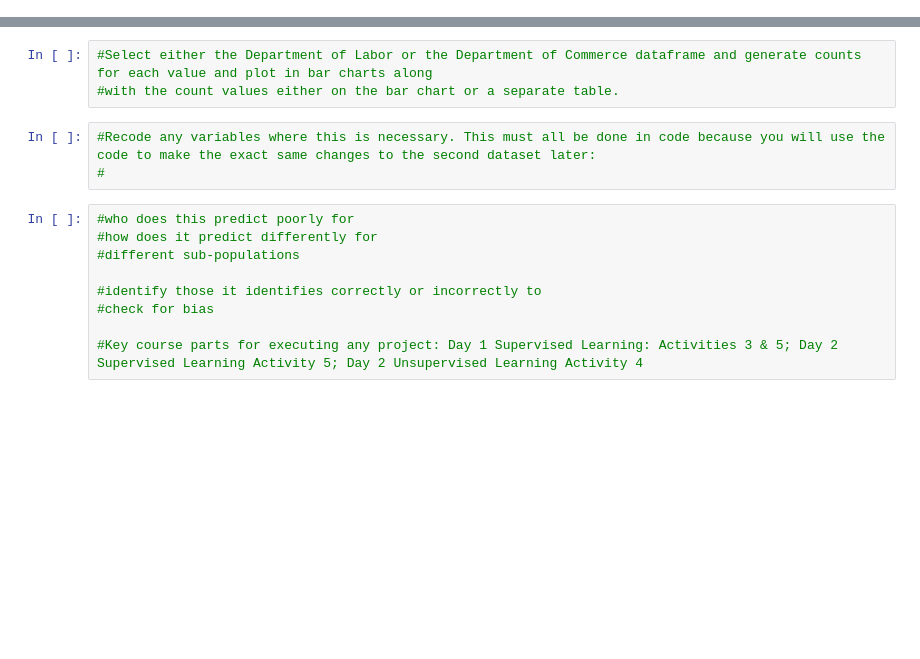
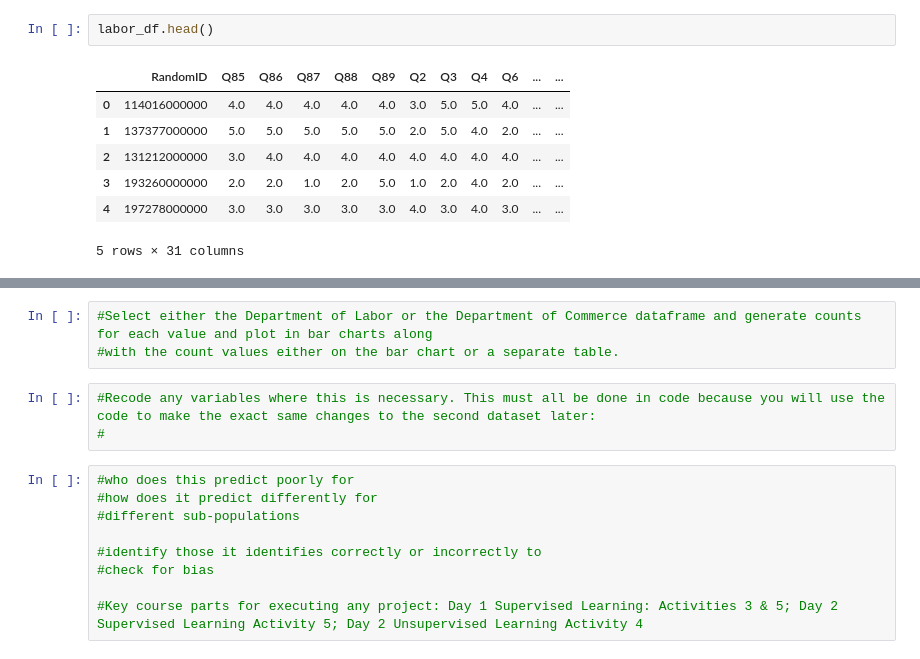
Before and after one commit to CJunger/agency-turnover, a Jupyter notebook: agency_analysis.ipynb, the cells around one changed output, grey strips where cells are left out. Cells and saved outputs as stored; diff of their text form; blank space fills up the shorter version.

```diff
--- a/agency_analysis.ipynb
+++ b/agency_analysis.ipynb
@@ -4,0 +29,10 @@
+# %%
+labor_df.head()
+# %% [output]
+|  | RandomID | Q85 | Q86 | Q87 | Q88 | Q89 | Q2 | Q3 | Q4 | Q6 | ... | ... |
+| 0 | 114016000000 | 4.0 | 4.0 | 4.0 | 4.0 | 4.0 | 3.0 | 5.0 | 5.0 | 4.0 | ... | ... |
+| 1 | 137377000000 | 5.0 | 5.0 | 5.0 | 5.0 | 5.0 | 2.0 | 5.0 | 4.0 | 2.0 | ... | ... |
+| 2 | 131212000000 | 3.0 | 4.0 | 4.0 | 4.0 | 4.0 | 4.0 | 4.0 | 4.0 | 4.0 | ... | ... |
+| 3 | 193260000000 | 2.0 | 2.0 | 1.0 | 2.0 | 5.0 | 1.0 | 2.0 | 4.0 | 2.0 | ... | ... |
+| 4 | 197278000000 | 3.0 | 3.0 | 3.0 | 3.0 | 3.0 | 4.0 | 3.0 | 4.0 | 3.0 | ... | ... |
+5 rows × 31 columns
```
Also changed, not shown: parts of 25 cells of this notebook.
